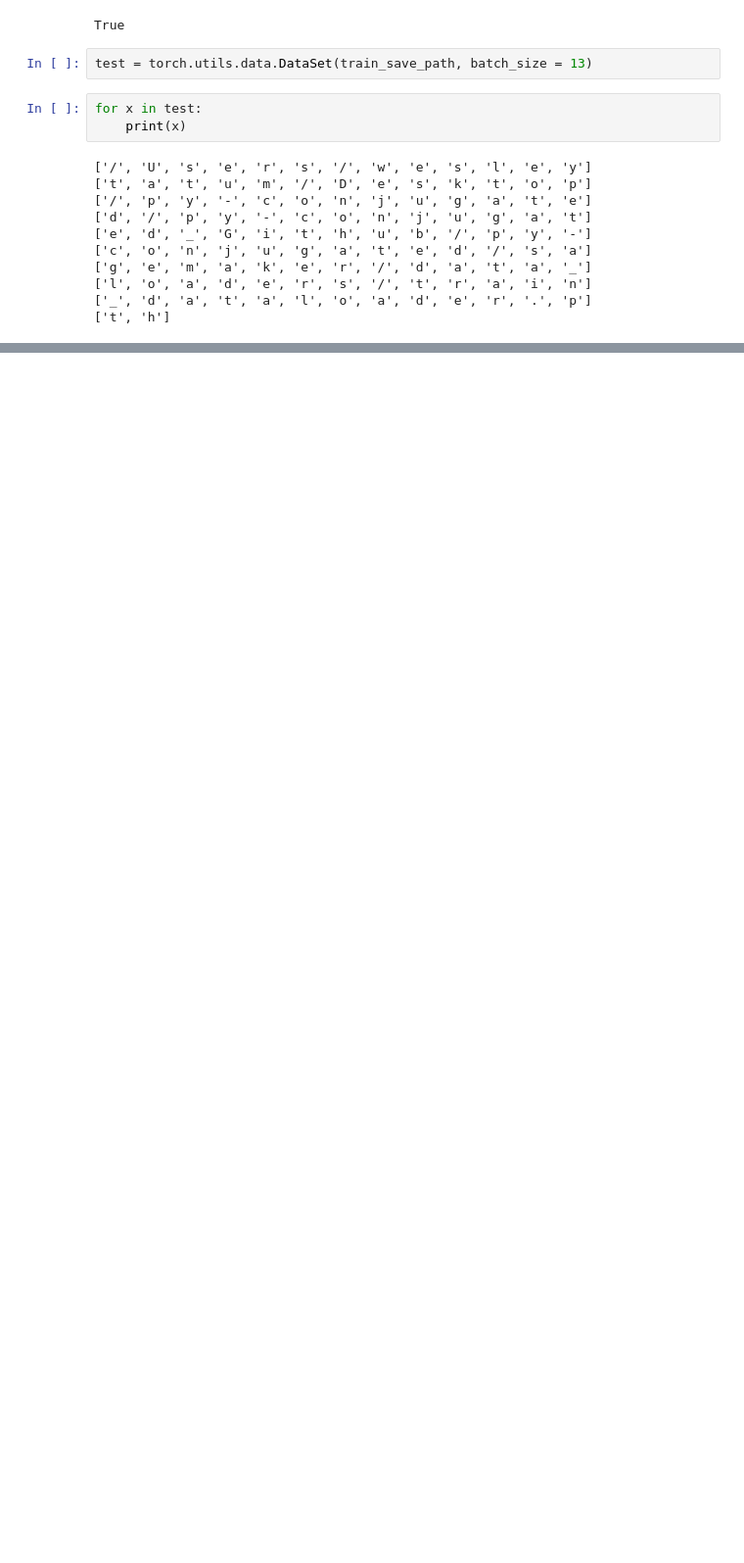
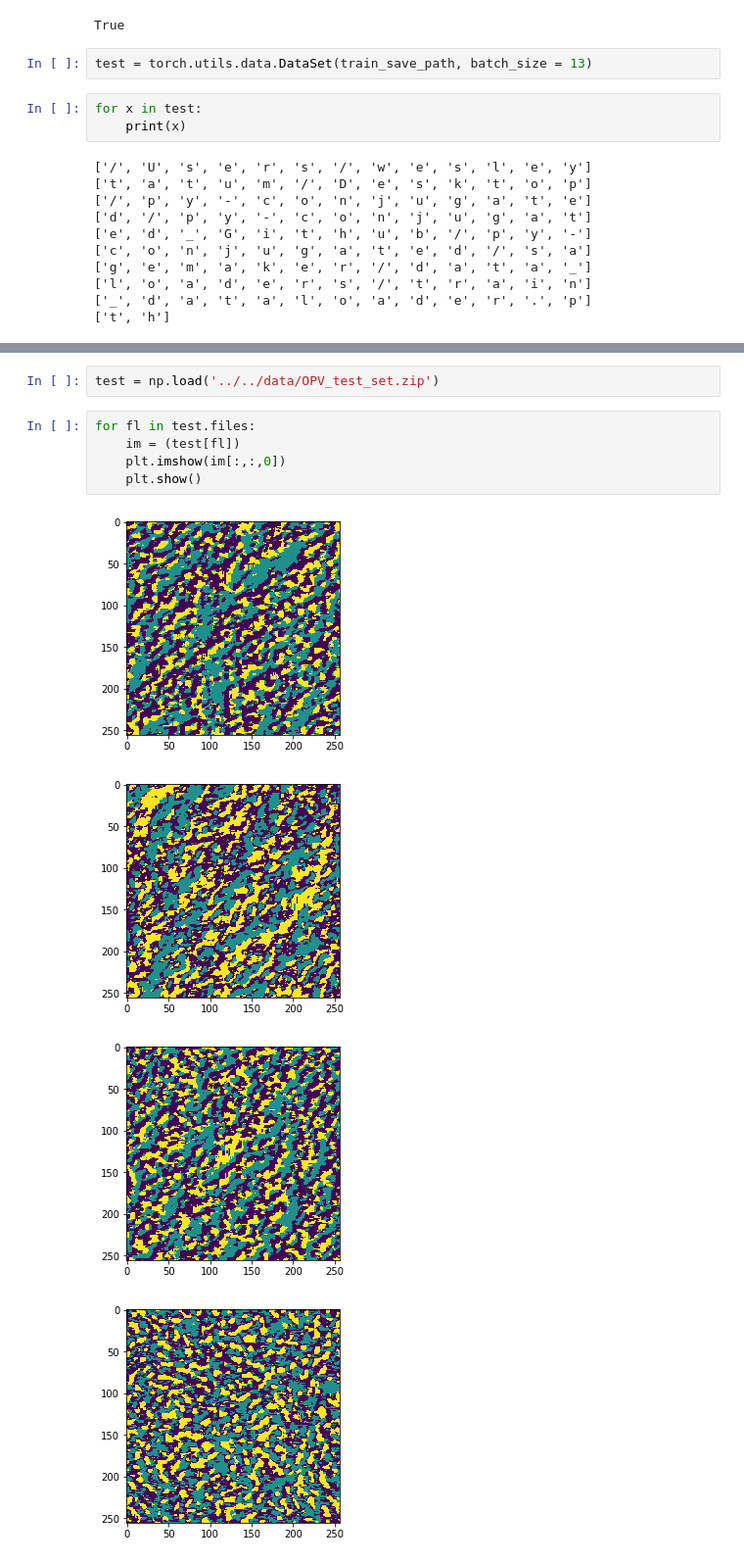
Before and after one commit to wesleyktatum/py-conjugated, a Jupyter notebook: ipynb/Data/Untitled.ipynb, the cells around one changed output, grey strips where cells are left out. Shown at 98% size. Saved outputs shown, nothing was run; the diff lists cells and outputs as text; blank space fills up the shorter version.

Commit message:
added .zip files and updated load_s3_ims()

```diff
--- a/ipynb/Data/Untitled.ipynb
+++ b/ipynb/Data/Untitled.ipynb
@@ -181,0 +198,12 @@ for x in test:
+# %%
+test = np.load('../../data/OPV_test_set.zip')
+# %%
+for fl in test.files:
+    im = (test[fl])
+    plt.imshow(im[:,:,0])
+    plt.show()
+# %% [output]
+[figure, added]
+[figure, added]
+[figure, added]
+[figure, added]
```
Also changed, not shown: parts of 6 cells of this notebook, 4 other files.
